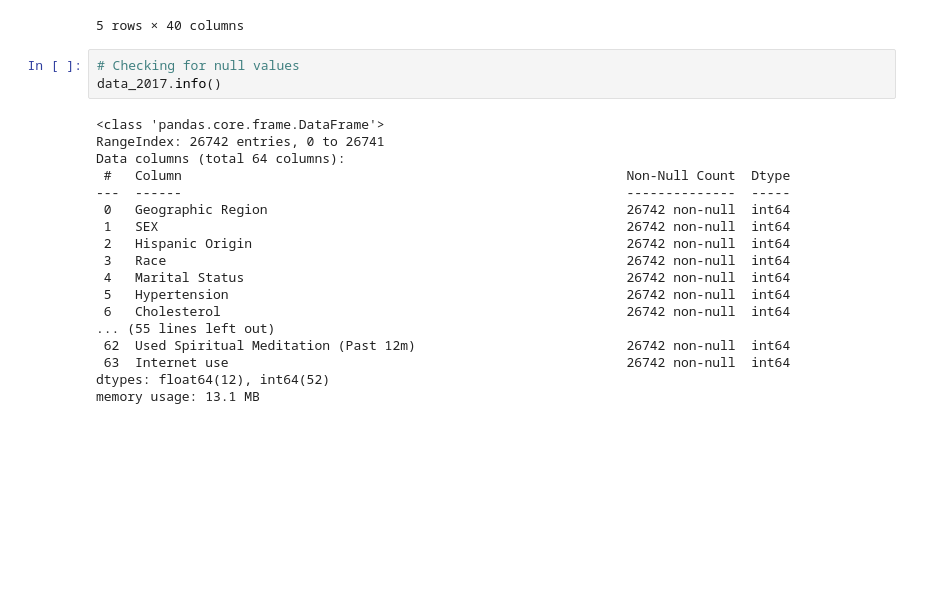
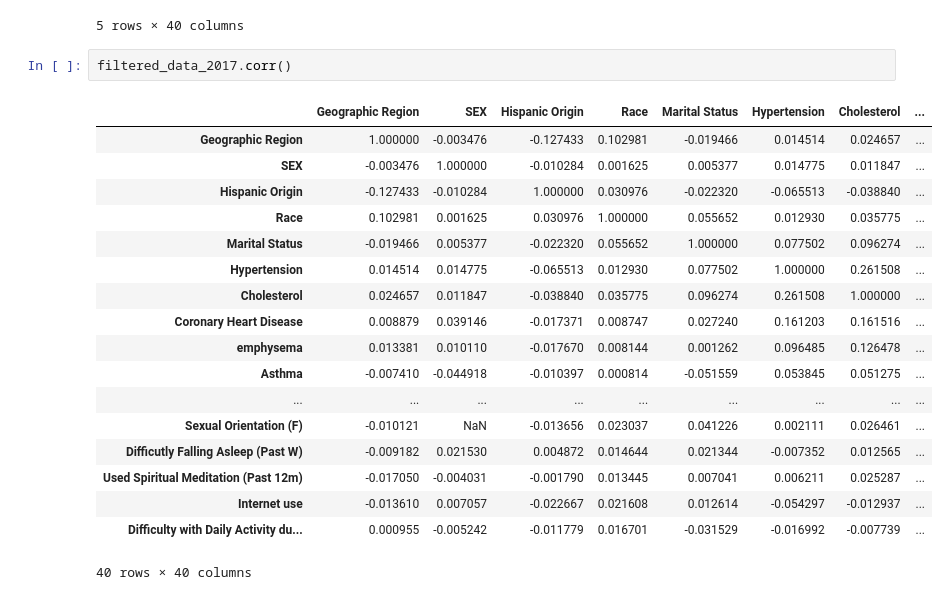
Before and after one commit to ShipraGupta16/Project_1, a Jupyter notebook: cdc_codes.ipynb, the cells around one changed output. Saved outputs shown, nothing was run; the diff lists cells and outputs as text; blank space fills up the shorter version.

```diff
--- a/cdc_codes.ipynb
+++ b/cdc_codes.ipynb
@@ -108,24 +111,24 @@ filtered_data_2017.head()
 | 3 | 2 | 2 | 12 | 1 | 5 | 2 | 2 | ... |
 | 4 | 3 | 1 | 0 | 1 | 1 | 2 | 2 | ... |
 5 rows × 40 columns
-# %%
-# Checking for null values
-data_2017.info()
-# %% [output]
-<class 'pandas.core.frame.DataFrame'>
-RangeIndex: 26742 entries, 0 to 26741
-Data columns (total 64 columns):
- #   Column                                                         Non-Null Count  Dtype
----  ------                                                         --------------  -----
- 0   Geographic Region                                              26742 non-null  int64
- 1   SEX                                                            26742 non-null  int64
- 2   Hispanic Origin                                                26742 non-null  int64
- 3   Race                                                           26742 non-null  int64
- 4   Marital Status                                                 26742 non-null  int64
- 5   Hypertension                                                   26742 non-null  int64
- 6   Cholesterol                                                    26742 non-null  int64
-... (55 lines left out)
- 62  Used Spiritual Meditation (Past 12m)                           26742 non-null  int64
- 63  Internet use                                                   26742 non-null  int64
-dtypes: float64(12), int64(52)
-memory usage: 13.1 MB
+# %%
+filtered_data_2017.corr()
+# %% [output]
+|  | Geographic Region | SEX | Hispanic Origin | Race | Marital Status | Hypertension | Cholesterol | ... |
+| Geographic Region | 1.000000 | -0.003476 | -0.127433 | 0.102981 | -0.019466 | 0.014514 | 0.024657 | ... |
+| SEX | -0.003476 | 1.000000 | -0.010284 | 0.001625 | 0.005377 | 0.014775 | 0.011847 | ... |
+| Hispanic Origin | -0.127433 | -0.010284 | 1.000000 | 0.030976 | -0.022320 | -0.065513 | -0.038840 | ... |
+| Race | 0.102981 | 0.001625 | 0.030976 | 1.000000 | 0.055652 | 0.012930 | 0.035775 | ... |
+| Marital Status | -0.019466 | 0.005377 | -0.022320 | 0.055652 | 1.000000 | 0.077502 | 0.096274 | ... |
+| Hypertension | 0.014514 | 0.014775 | -0.065513 | 0.012930 | 0.077502 | 1.000000 | 0.261508 | ... |
+| Cholesterol | 0.024657 | 0.011847 | -0.038840 | 0.035775 | 0.096274 | 0.261508 | 1.000000 | ... |
+| Coronary Heart Disease | 0.008879 | 0.039146 | -0.017371 | 0.008747 | 0.027240 | 0.161203 | 0.161516 | ... |
+| emphysema | 0.013381 | 0.010110 | -0.017670 | 0.008144 | 0.001262 | 0.096485 | 0.126478 | ... |
+| Asthma | -0.007410 | -0.044918 | -0.010397 | 0.000814 | -0.051559 | 0.053845 | 0.051275 | ... |
+| ... | ... | ... | ... | ... | ... | ... | ... | ... |
+| Sexual Orientation (F) | -0.010121 | NaN | -0.013656 | 0.023037 | 0.041226 | 0.002111 | 0.026461 | ... |
+| Difficutly Falling Asleep (Past W) | -0.009182 | 0.021530 | 0.004872 | 0.014644 | 0.021344 | -0.007352 | 0.012565 | ... |
+| Used Spiritual Meditation (Past 12m) | -0.017050 | -0.004031 | -0.001790 | 0.013445 | 0.007041 | 0.006211 | 0.025287 | ... |
+| Internet use | -0.013610 | 0.007057 | -0.022667 | 0.021608 | 0.012614 | -0.054297 | -0.012937 | ... |
+| Difficulty with Daily Activity du... | 0.000955 | -0.005242 | -0.011779 | 0.016701 | -0.031529 | -0.016992 | -0.007739 | ... |
+40 rows × 40 columns
```
Also changed, not shown: parts of 5 cells of this notebook, 1 other file.
